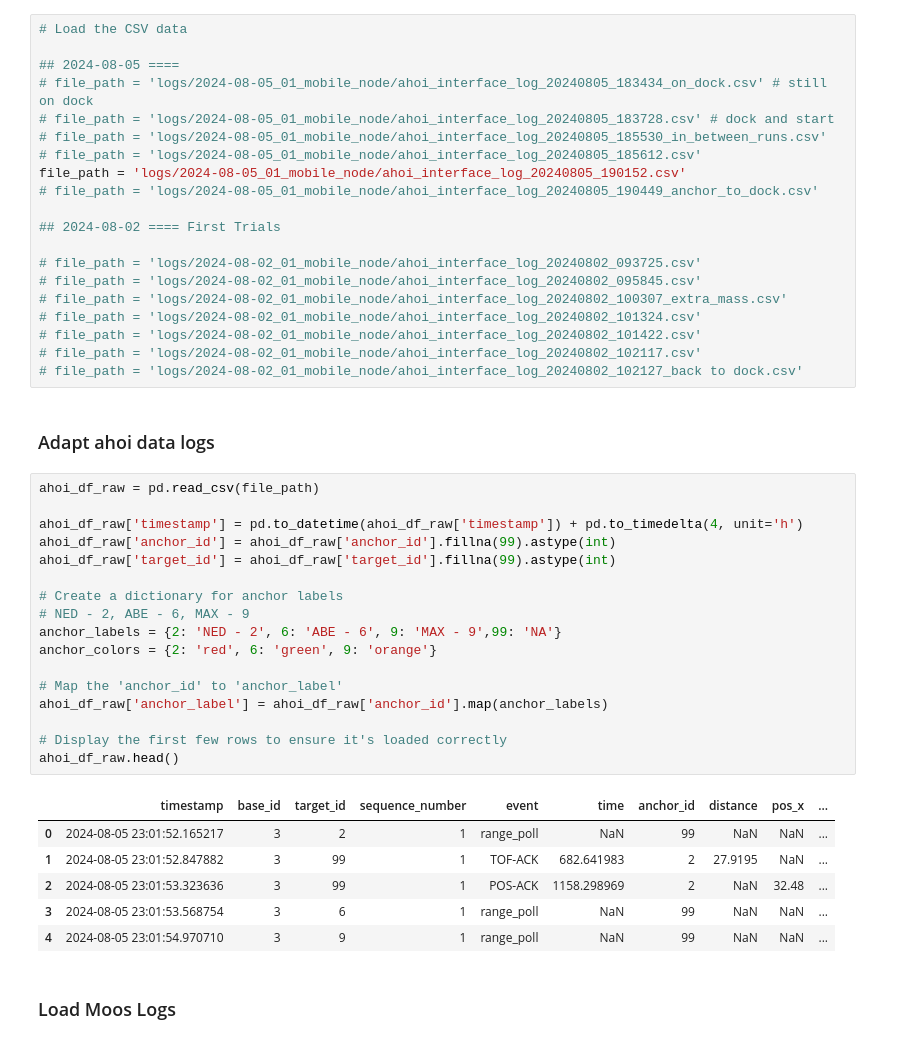
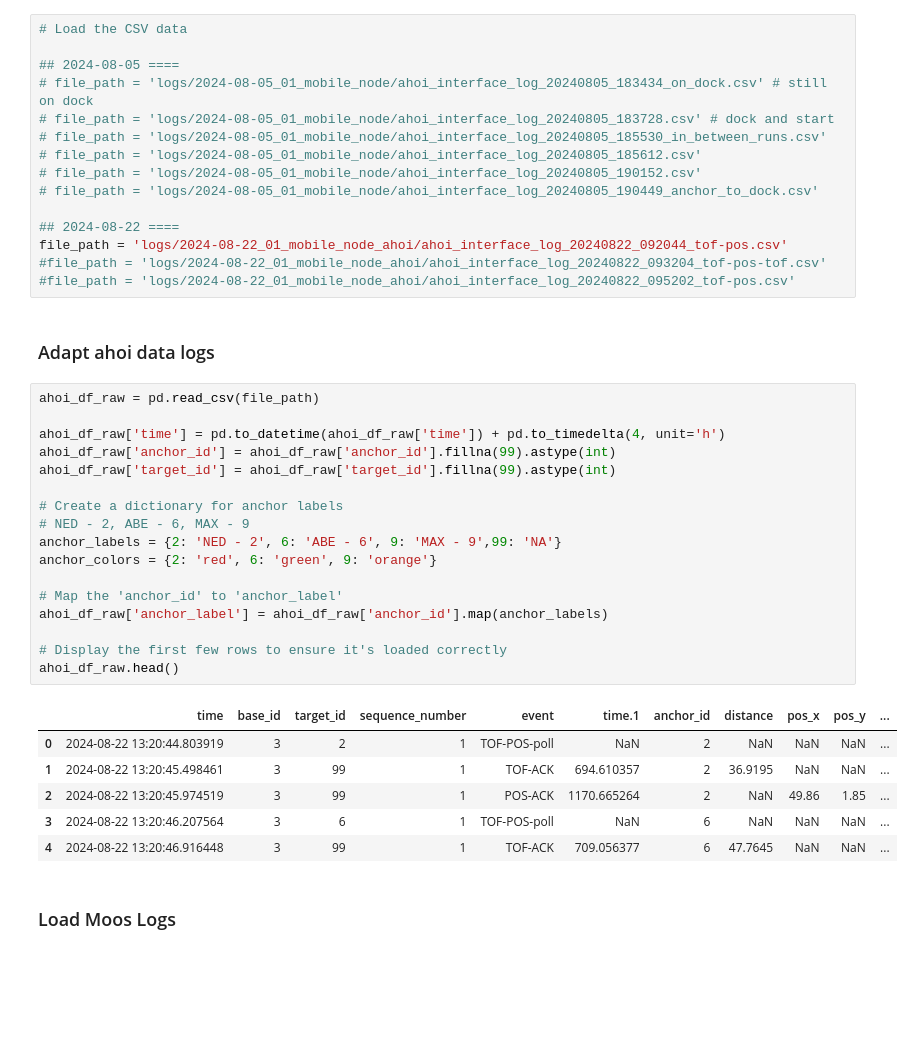
Before and after one commit to DanielDuecker/moos-ivp-ahoi, a Jupyter notebook: missions/ahoi_multi_agent_base/analysis_ahoi.ipynb, the cells around one changed output. Saved outputs shown, nothing was run; the diff lists cells and outputs as text; blank space fills up the shorter version.

```diff
--- a/missions/ahoi_multi_agent_base/analysis_ahoi.ipynb
+++ b/missions/ahoi_multi_agent_base/analysis_ahoi.ipynb
@@ -21,44 +21,39 @@ from datetime import datetime
 # file_path = 'logs/2024-08-05_01_mobile_node/ahoi_interface_log_20240805_183728.csv' # dock and start
 # file_path = 'logs/2024-08-05_01_mobile_node/ahoi_interface_log_20240805_185530_in_between_runs.csv'
 # file_path = 'logs/2024-08-05_01_mobile_node/ahoi_interface_log_20240805_185612.csv'
-file_path = 'logs/2024-08-05_01_mobile_node/ahoi_interface_log_20240805_190152.csv'
+# file_path = 'logs/2024-08-05_01_mobile_node/ahoi_interface_log_20240805_190152.csv'
 # file_path = 'logs/2024-08-05_01_mobile_node/ahoi_interface_log_20240805_190449_anchor_to_dock.csv'
 
-## 2024-08-02 ==== First Trials
-
-# file_path = 'logs/2024-08-02_01_mobile_node/ahoi_interface_log_20240802_093725.csv'
-# file_path = 'logs/2024-08-02_01_mobile_node/ahoi_interface_log_20240802_095845.csv'
-# file_path = 'logs/2024-08-02_01_mobile_node/ahoi_interface_log_20240802_100307_extra_mass.csv'
-# file_path = 'logs/2024-08-02_01_mobile_node/ahoi_interface_log_20240802_101324.csv'
-# file_path = 'logs/2024-08-02_01_mobile_node/ahoi_interface_log_20240802_101422.csv'
-# file_path = 'logs/2024-08-02_01_mobile_node/ahoi_interface_log_20240802_102117.csv'
-# file_path = 'logs/2024-08-02_01_mobile_node/ahoi_interface_log_20240802_102127_back to dock.csv'
+## 2024-08-22 ====
+file_path = 'logs/2024-08-22_01_mobile_node_ahoi/ahoi_interface_log_20240822_092044_tof-pos.csv'
+#file_path = 'logs/2024-08-22_01_mobile_node_ahoi/ahoi_interface_log_20240822_093204_tof-pos-tof.csv'
+#file_path = 'logs/2024-08-22_01_mobile_node_ahoi/ahoi_interface_log_20240822_095202_tof-pos.csv'
 # %% [markdown]
 ### Adapt ahoi data logs
 # %%
 ahoi_df_raw = pd.read_csv(file_path)
 
-ahoi_df_raw['timestamp'] = pd.to_datetime(ahoi_df_raw['timestamp']) + pd.to_timedelta(4, unit='h')
+ahoi_df_raw['time'] = pd.to_datetime(ahoi_df_raw['time']) + pd.to_timedelta(4, unit='h')
 ahoi_df_raw['anchor_id'] = ahoi_df_raw['anchor_id'].fillna(99).astype(int)
 ahoi_df_raw['target_id'] = ahoi_df_raw['target_id'].fillna(99).astype(int)
 
 # Create a dictionary for anchor labels
 # NED - 2, ABE - 6, MAX - 9
 anchor_labels = {2: 'NED - 2', 6: 'ABE - 6', 9: 'MAX - 9',99: 'NA'}
 anchor_colors = {2: 'red', 6: 'green', 9: 'orange'}
 
 # Map the 'anchor_id' to 'anchor_label'
 ahoi_df_raw['anchor_label'] = ahoi_df_raw['anchor_id'].map(anchor_labels)
 
 # Display the first few rows to ensure it's loaded correctly
 ahoi_df_raw.head()
 # %% [output]
-|  | timestamp | base_id | target_id | sequence_number | event | time | anchor_id | distance | pos_x | ... |
-| 0 | 2024-08-05 23:01:52.165217 | 3 | 2 | 1 | range_poll | NaN | 99 | NaN | NaN | ... |
-| 1 | 2024-08-05 23:01:52.847882 | 3 | 99 | 1 | TOF-ACK | 682.641983 | 2 | 27.9195 | NaN | ... |
-| 2 | 2024-08-05 23:01:53.323636 | 3 | 99 | 1 | POS-ACK | 1158.298969 | 2 | NaN | 32.48 | ... |
-| 3 | 2024-08-05 23:01:53.568754 | 3 | 6 | 1 | range_poll | NaN | 99 | NaN | NaN | ... |
-| 4 | 2024-08-05 23:01:54.970710 | 3 | 9 | 1 | range_poll | NaN | 99 | NaN | NaN | ... |
+|  | time | base_id | target_id | sequence_number | event | time.1 | anchor_id | distance | pos_x | pos_y | ... |
+| 0 | 2024-08-22 13:20:44.803919 | 3 | 2 | 1 | TOF-POS-poll | NaN | 2 | NaN | NaN | NaN | ... |
+| 1 | 2024-08-22 13:20:45.498461 | 3 | 99 | 1 | TOF-ACK | 694.610357 | 2 | 36.9195 | NaN | NaN | ... |
+| 2 | 2024-08-22 13:20:45.974519 | 3 | 99 | 1 | POS-ACK | 1170.665264 | 2 | NaN | 49.86 | 1.85 | ... |
+| 3 | 2024-08-22 13:20:46.207564 | 3 | 6 | 1 | TOF-POS-poll | NaN | 6 | NaN | NaN | NaN | ... |
+| 4 | 2024-08-22 13:20:46.916448 | 3 | 99 | 1 | TOF-ACK | 709.056377 | 6 | 47.7645 | NaN | NaN | ... |
 # %% [markdown]
 ### Load Moos Logs
 # %%
```
Also changed, not shown: parts of 6 cells of this notebook, 2 other files.
